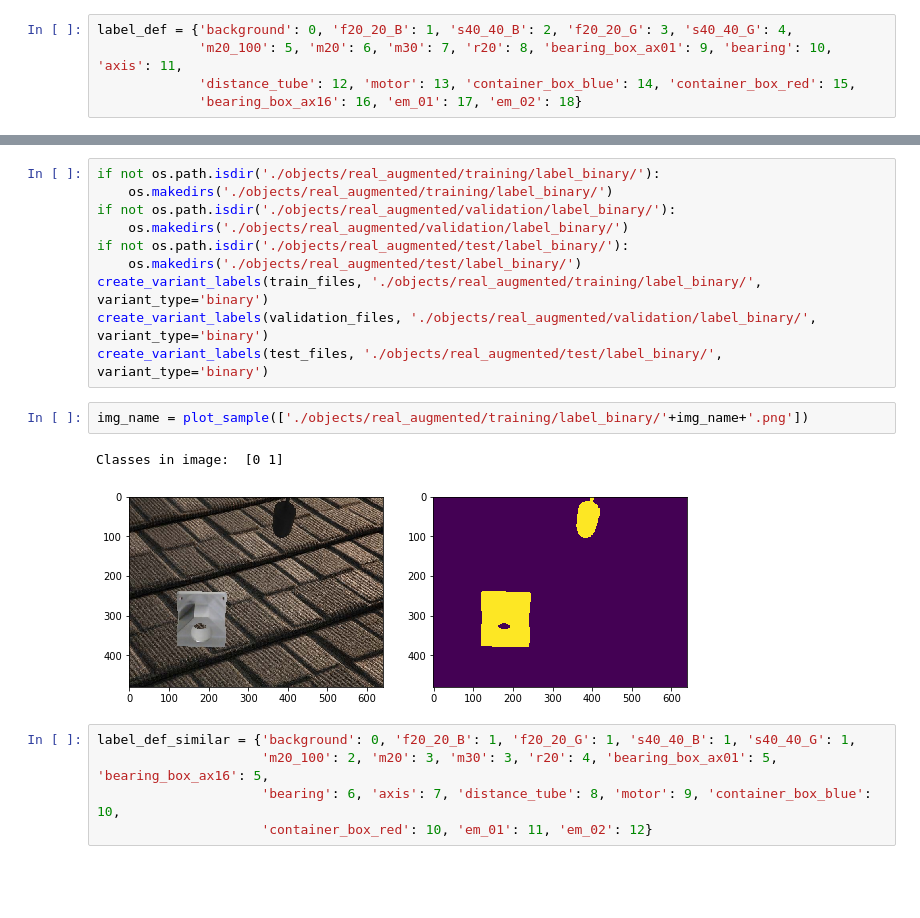
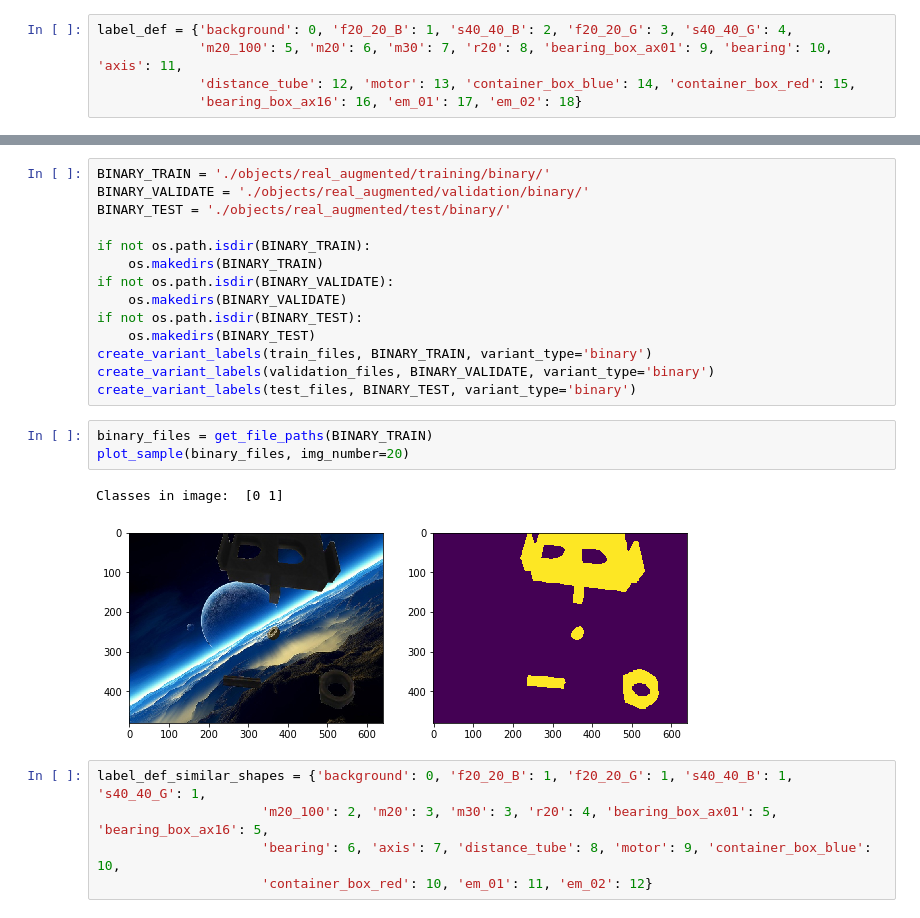
Before and after one commit to NareshGuru77/SemanticSegmentation, a Jupyter notebook: Dataset/data_augmentation/create_variants.ipynb, the cells around one changed output, grey strips where cells are left out. Drawn from its saved outputs; the diff is of its cells as text; blank space fills up the shorter version.

```diff
--- a/Dataset/data_augmentation/create_variants.ipynb
+++ b/Dataset/data_augmentation/create_variants.ipynb
@@ -104,20 +111,25 @@ Classes in image:  [ 0 13 16]
 # %%
-if not os.path.isdir('./objects/real_augmented/training/label_binary/'):
-    os.makedirs('./objects/real_augmented/training/label_binary/')
-if not os.path.isdir('./objects/real_augmented/validation/label_binary/'):
-    os.makedirs('./objects/real_augmented/validation/label_binary/')
-if not os.path.isdir('./objects/real_augmented/test/label_binary/'):
-    os.makedirs('./objects/real_augmented/test/label_binary/')
-create_variant_labels(train_files, './objects/real_augmented/training/label_binary/', variant_type='binary')
-create_variant_labels(validation_files, './objects/real_augmented/validation/label_binary/', variant_type='binary')
-create_variant_labels(test_files, './objects/real_augmented/test/label_binary/', variant_type='binary')
+BINARY_TRAIN = './objects/real_augmented/training/binary/'
+BINARY_VALIDATE = './objects/real_augmented/validation/binary/'
+BINARY_TEST = './objects/real_augmented/test/binary/'
+
+if not os.path.isdir(BINARY_TRAIN):
+    os.makedirs(BINARY_TRAIN)
+if not os.path.isdir(BINARY_VALIDATE):
+    os.makedirs(BINARY_VALIDATE)
+if not os.path.isdir(BINARY_TEST):
+    os.makedirs(BINARY_TEST)
+create_variant_labels(train_files, BINARY_TRAIN, variant_type='binary')
+create_variant_labels(validation_files, BINARY_VALIDATE, variant_type='binary')
+create_variant_labels(test_files, BINARY_TEST, variant_type='binary')
-# %%
-img_name = plot_sample(['./objects/real_augmented/training/label_binary/'+img_name+'.png'])
-# %% [output]
-Classes in image:  [0 1]
-[figure, removed]
+# %%
+binary_files = get_file_paths(BINARY_TRAIN)
+plot_sample(binary_files, img_number=20)
+# %% [output]
+Classes in image:  [0 1]
+[figure, added]
 # %%
-label_def_similar = {'background': 0, 'f20_20_B': 1, 'f20_20_G': 1, 's40_40_B': 1, 's40_40_G': 1,
+label_def_similar_shapes = {'background': 0, 'f20_20_B': 1, 'f20_20_G': 1, 's40_40_B': 1, 's40_40_G': 1,
                      'm20_100': 2, 'm20': 3, 'm30': 3, 'r20': 4, 'bearing_box_ax01': 5, 'bearing_box_ax16': 5,
                      'bearing': 6, 'axis': 7, 'distance_tube': 8, 'motor': 9, 'container_box_blue': 10,
                      'container_box_red': 10, 'em_01': 11, 'em_02': 12}
```
Also changed, not shown: parts of 13 cells of this notebook, 1 other file.
